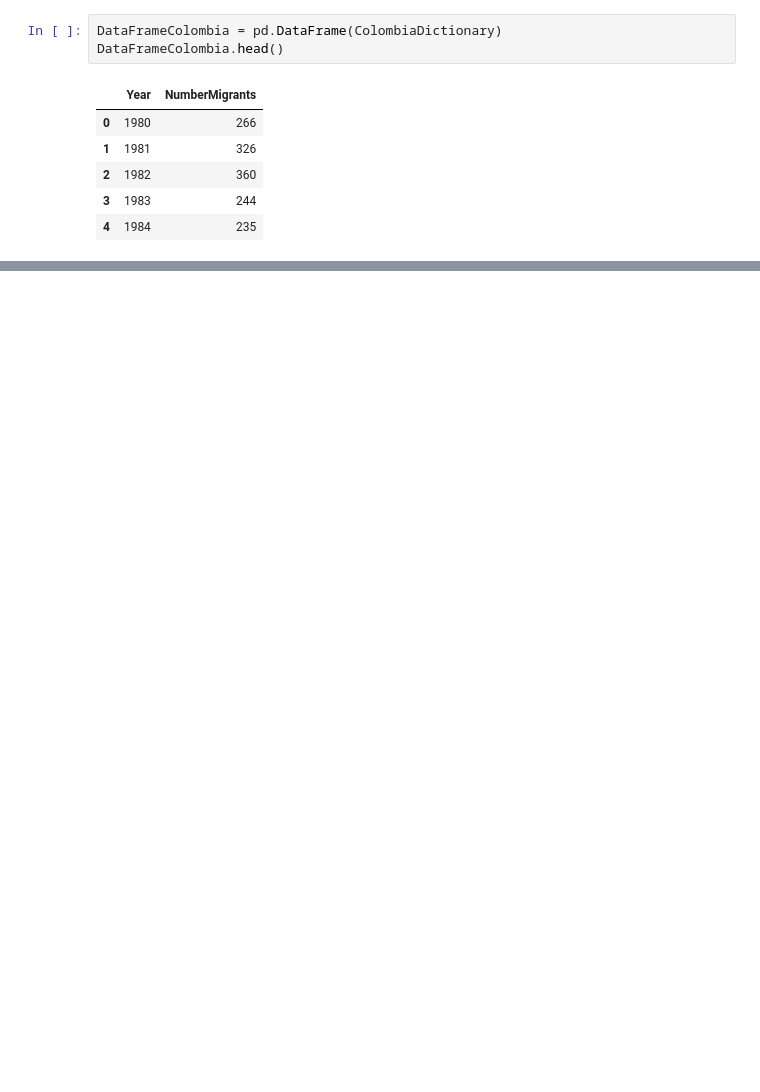
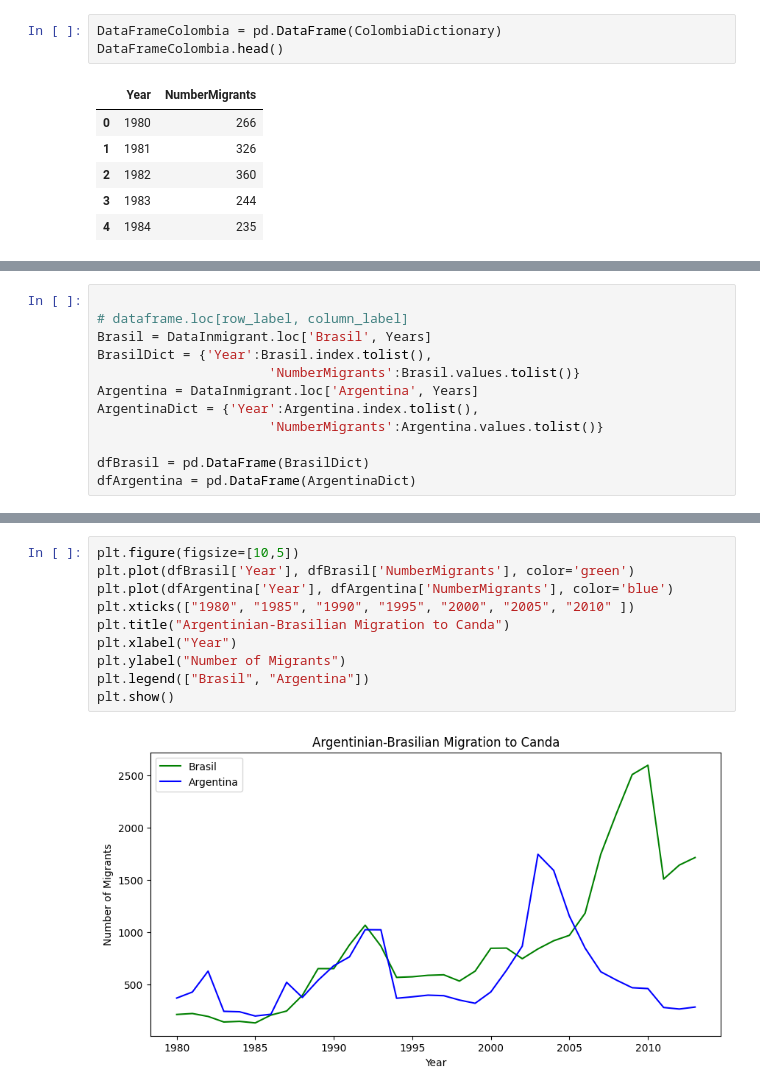
Before and after one commit to HJuliamPR/ColabPython, a Jupyter notebook: VisualizacionPython.ipynb, the cells around one changed output, grey strips where cells are left out. Saved outputs shown, nothing was run; the diff lists cells and outputs as text; blank space fills up the shorter version.

```diff
--- a/VisualizacionPython.ipynb
+++ b/VisualizacionPython.ipynb
@@ -78,0 +79,12 @@ DataFrameColombia.head()
+# %%
+
+# dataframe.loc[row_label, column_label]
+Brasil = DataInmigrant.loc['Brasil', Years]
+BrasilDict = {'Year':Brasil.index.tolist(),
+                      'NumberMigrants':Brasil.values.tolist()}
+Argentina = DataInmigrant.loc['Argentina', Years]
+ArgentinaDict = {'Year':Argentina.index.tolist(),
+                      'NumberMigrants':Argentina.values.tolist()}
+
+dfBrasil = pd.DataFrame(BrasilDict)
+dfArgentina = pd.DataFrame(ArgentinaDict)
@@ -78,0 +109,12 @@ DataFrameColombia.head()
+# %%
+plt.figure(figsize=[10,5])
+plt.plot(dfBrasil['Year'], dfBrasil['NumberMigrants'], color='green')
+plt.plot(dfArgentina['Year'], dfArgentina['NumberMigrants'], color='blue')
+plt.xticks(["1980", "1985", "1990", "1995", "2000", "2005", "2010" ])
+plt.title("Argentinian-Brasilian Migration to Canda")
+plt.xlabel("Year")
+plt.ylabel("Number of Migrants")
+plt.legend(["Brasil", "Argentina"])
+plt.show()
+# %% [output]
+[figure, added]
```
Also changed, not shown: parts of 11 cells of this notebook.
